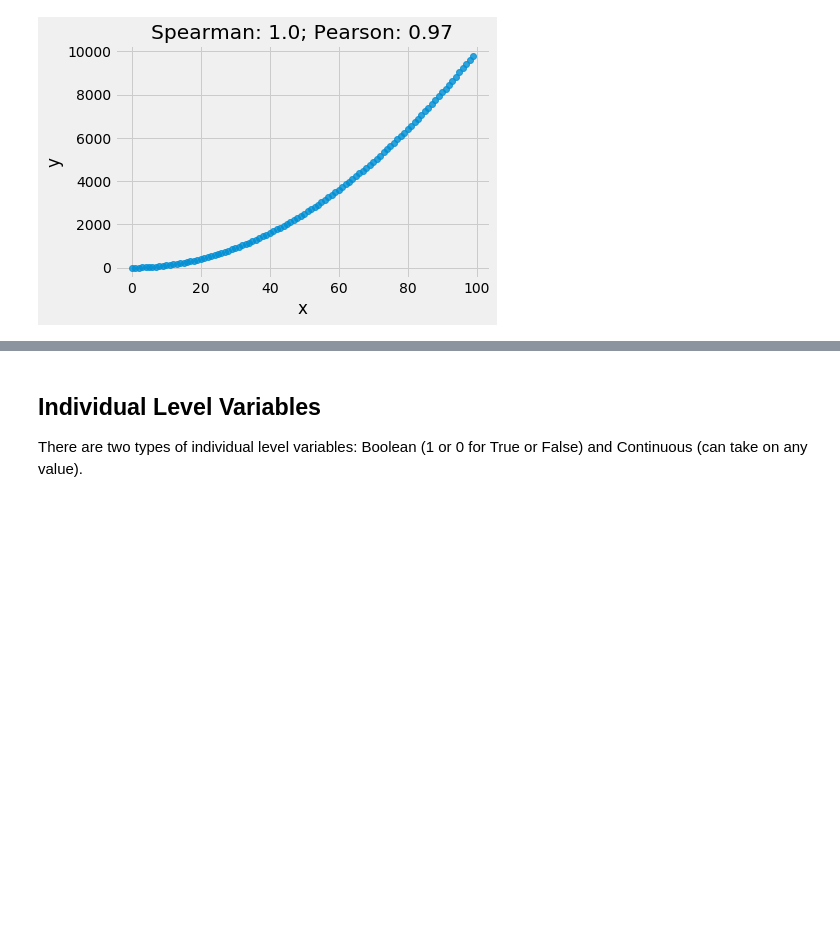
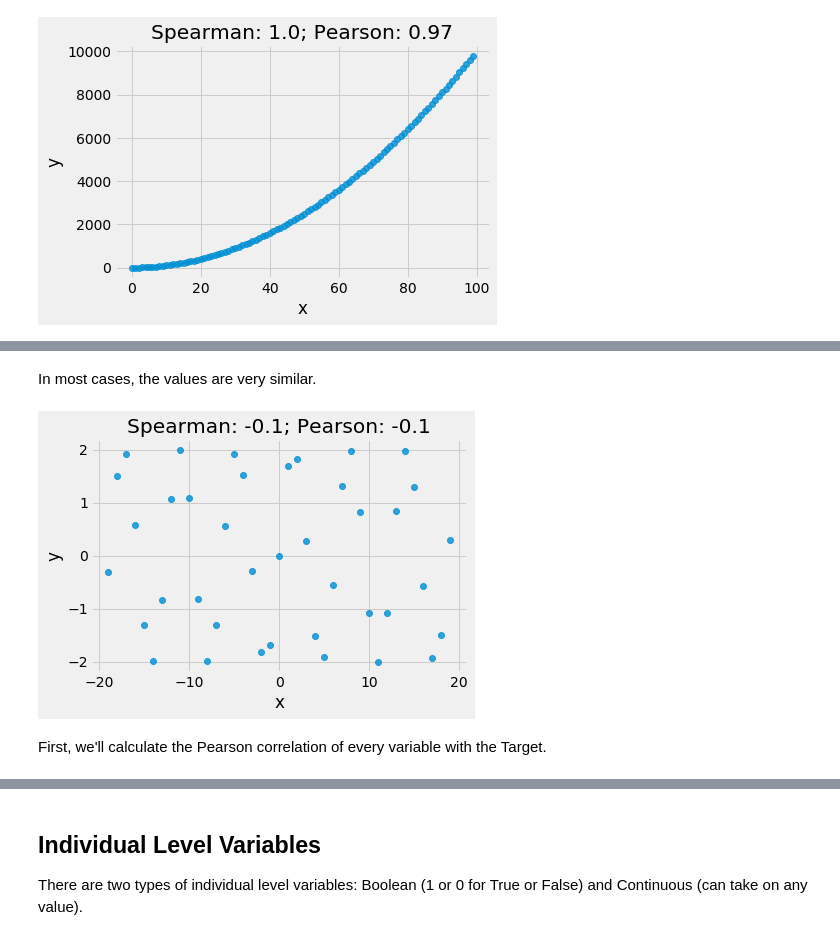
Before and after one commit to WillKoehrsen/data-science-for-good, a Jupyter notebook: costa-rican-poverty/1. A Complete Walkthrough.ipynb, the cells around one changed output, grey strips where cells are left out. Saved outputs shown, nothing was run; the diff lists cells and outputs as text; code cells hidden in the pictures; blank space fills up the shorter version.

```diff
--- a/costa-rican-poverty/1. A Complete Walkthrough.ipynb
+++ b/costa-rican-poverty/1. A Complete Walkthrough.ipynb
@@ -992,5 +1001,9 @@ plot_corrs(x, y)
+# %% [markdown]
+In most cases, the values are very similar.
 # %%
-x = np.array(range(-99, 100))
-y = x ** 2
+x = np.array(range(-19, 20))
+y = 2 * np.sin(x)
 
 plot_corrs(x, y)
+# %% [output]
+[figure, added]
@@ -1005,0 +1010,2 @@ plot_corrs(x, y)
+# %% [markdown]
+First, we'll calculate the Pearson correlation of every variable with the Target.
```
Also changed, not shown: parts of 7 cells of this notebook.
